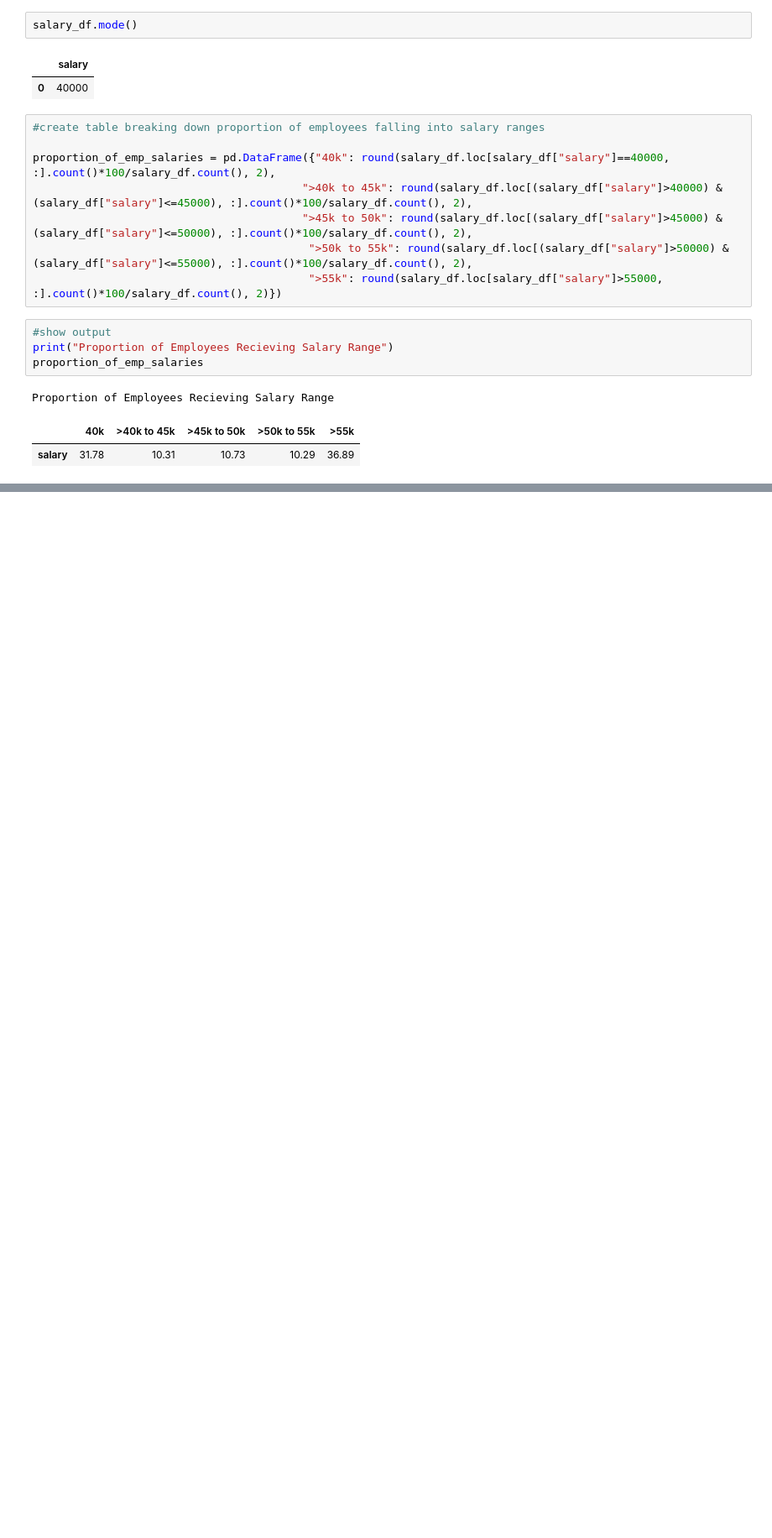
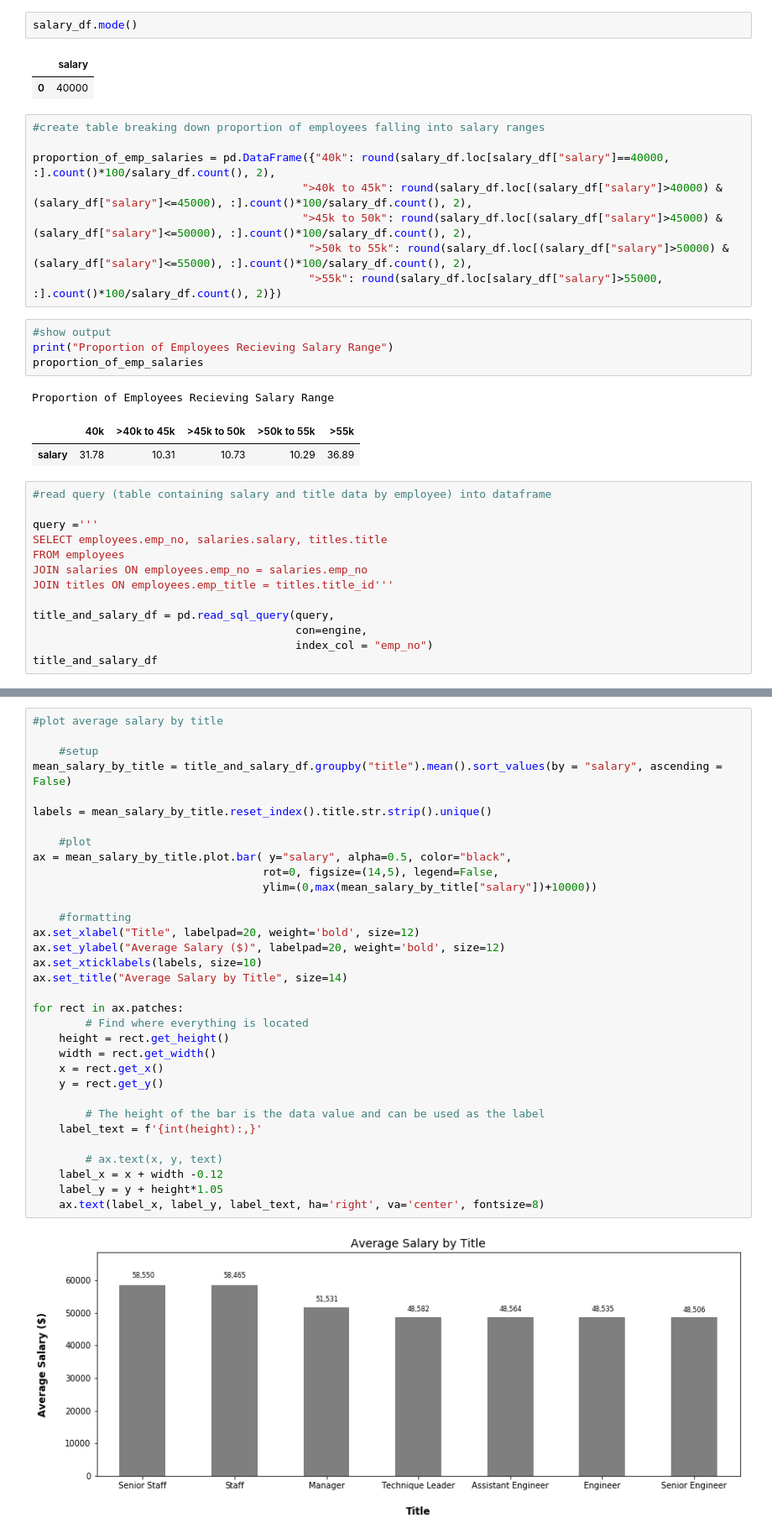
Before and after one commit to McGlash/Employee_Database_Analysis, a Jupyter notebook: EmployeeSQL/Salary Analysis.ipynb, the cells around one changed output, grey strips where cells are left out. Shown at 84% size. Saved outputs shown, nothing was run; the diff lists cells and outputs as text; blank space fills up the shorter version.

```diff
--- a/EmployeeSQL/Salary Analysis.ipynb
+++ b/EmployeeSQL/Salary Analysis.ipynb
@@ -91,3 +91,16 @@ proportion_of_emp_salaries
 Proportion of Employees Recieving Salary Range
 |  | 40k | >40k to 45k | >45k to 50k | >50k to 55k | >55k |
 | salary | 31.78 | 10.31 | 10.73 | 10.29 | 36.89 |
+# %%
+#read query (table containing salary and title data by employee) into dataframe
+
+query ='''
+SELECT employees.emp_no, salaries.salary, titles.title
+FROM employees
+JOIN salaries ON employees.emp_no = salaries.emp_no
+JOIN titles ON employees.emp_title = titles.title_id'''
+
+title_and_salary_df = pd.read_sql_query(query,
+                                        con=engine,
+                                        index_col = "emp_no")
+title_and_salary_df
@@ -93,0 +131,35 @@ Proportion of Employees Recieving Salary Range
+# %%
+#plot average salary by title
+
+    #setup
+mean_salary_by_title = title_and_salary_df.groupby("title").mean().sort_values(by = "salary", ascending = False)
+
+labels = mean_salary_by_title.reset_index().title.str.strip().unique()
+
+    #plot
+ax = mean_salary_by_title.plot.bar( y="salary", alpha=0.5, color="black",
+                                   rot=0, figsize=(14,5), legend=False,
+                                   ylim=(0,max(mean_salary_by_title["salary"])+10000))
+
+    #formatting
+ax.set_xlabel("Title", labelpad=20, weight='bold', size=12)
+ax.set_ylabel("Average Salary ($)", labelpad=20, weight='bold', size=12)
+ax.set_xticklabels(labels, size=10)
+ax.set_title("Average Salary by Title", size=14)
+
+for rect in ax.patches:
+        # Find where everything is located
+    height = rect.get_height()
+    width = rect.get_width()
+    x = rect.get_x()
+    y = rect.get_y()
+
+        # The height of the bar is the data value and can be used as the label
+    label_text = f'{int(height):,}'
+
+        # ax.text(x, y, text)
+    label_x = x + width -0.12
+    label_y = y + height*1.05
+    ax.text(label_x, label_y, label_text, ha='right', va='center', fontsize=8)
+# %% [output]
+[figure, added]
```
Also changed, not shown: parts of 5 cells of this notebook, 2 other files.
